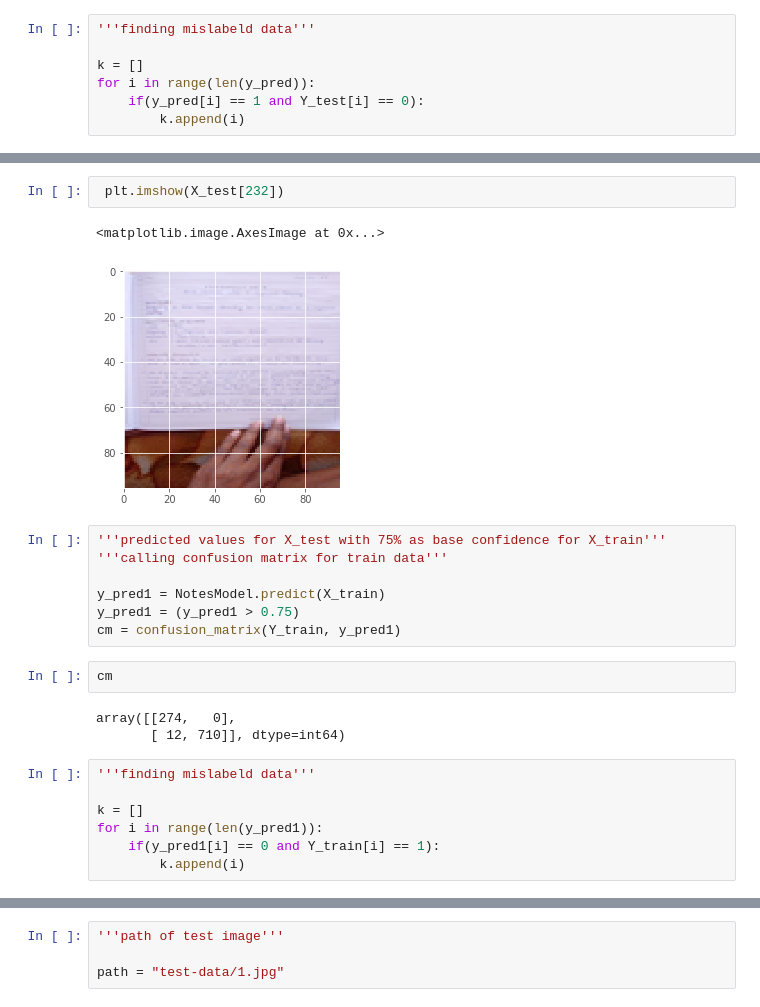
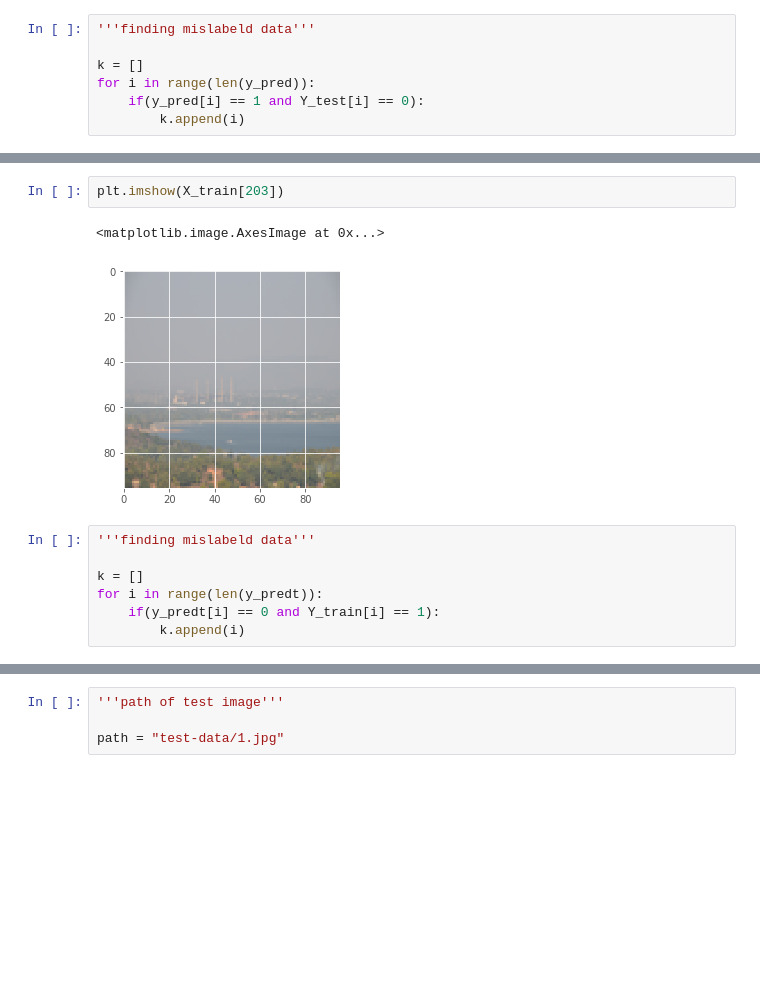
Before and after one commit to dsciitpatna/Notes-Separator, a Jupyter notebook: Models/Badrinath/test.ipynb, the cells around one changed output, grey strips where cells are left out. Saved outputs shown, nothing was run; the diff lists cells and outputs as text; blank space fills up the shorter version.

```diff
--- a/Models/Badrinath/test.ipynb
+++ b/Models/Badrinath/test.ipynb
@@ -134,26 +158,14 @@ k
-# %%
- plt.imshow(X_test[232])
-# %% [output]
-<matplotlib.image.AxesImage at 0x...>
-[figure, removed]
-# %%
-'''predicted values for X_test with 75% as base confidence for X_train'''
-'''calling confusion matrix for train data'''
-
-y_pred1 = NotesModel.predict(X_train)
-y_pred1 = (y_pred1 > 0.75)
-cm = confusion_matrix(Y_train, y_pred1)
-# %%
-cm
-# %% [output]
-array([[274,   0],
-       [ 12, 710]], dtype=int64)
+# %%
+plt.imshow(X_train[203])
+# %% [output]
+<matplotlib.image.AxesImage at 0x...>
+[figure, added]
 # %%
 '''finding mislabeld data'''
 
 k = []
-for i in range(len(y_pred1)):
-    if(y_pred1[i] == 0 and Y_train[i] == 1):
+for i in range(len(y_predt)):
+    if(y_predt[i] == 0 and Y_train[i] == 1):
         k.append(i)
 # %%
 k
```
Also changed, not shown: parts of 25 cells of this notebook, 3 other files.
